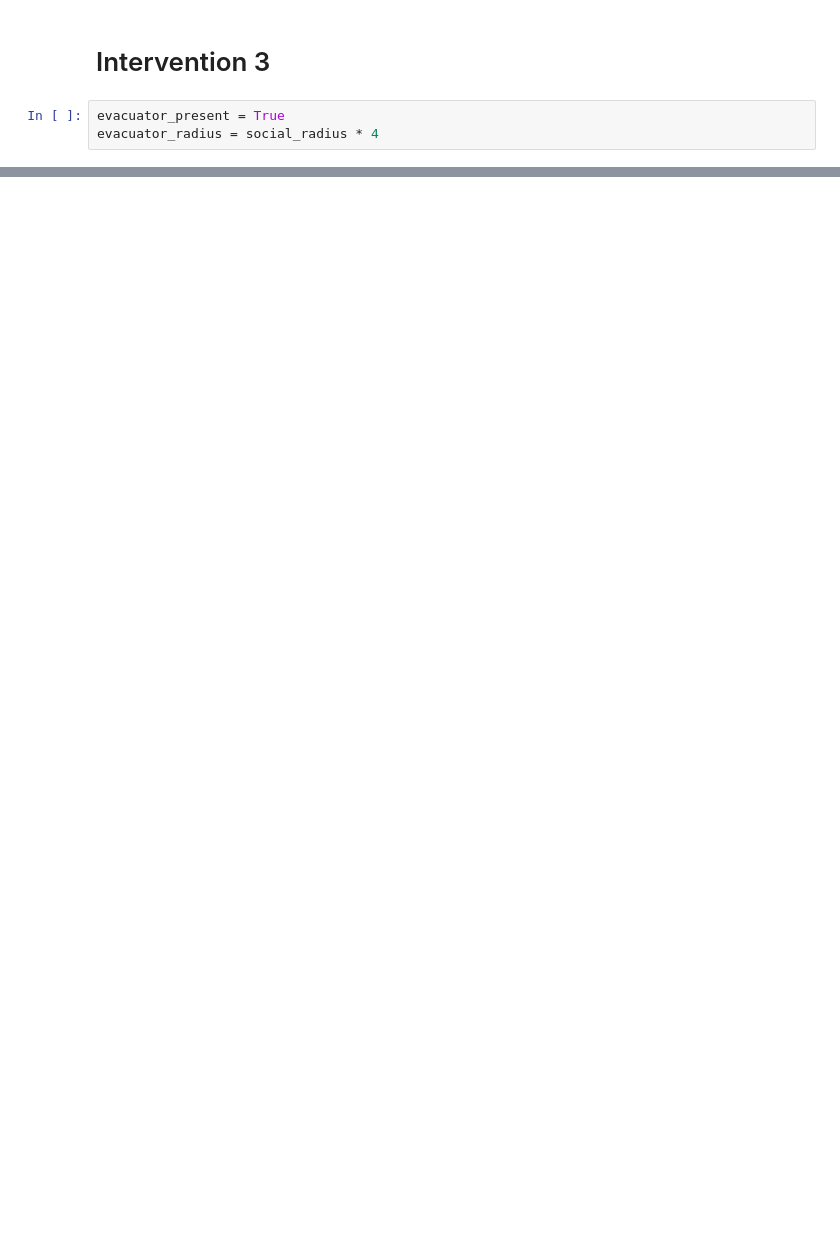
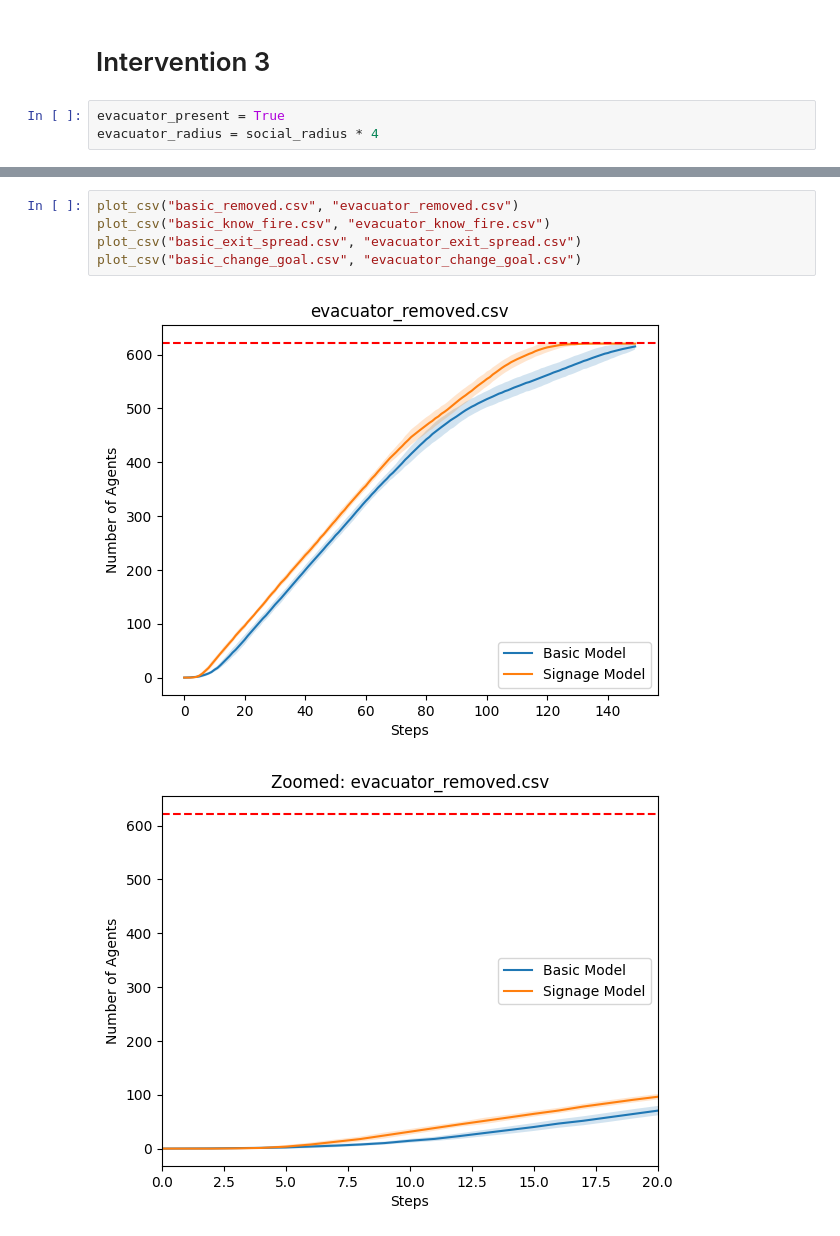
Before and after one commit to LoesBijman/agent_based_modeling, a Jupyter notebook: experiments.ipynb, the cells around one changed output, grey strips where cells are left out. Saved outputs shown, nothing was run; the diff lists cells and outputs as text; blank space fills up the shorter version.

```diff
--- a/experiments.ipynb
+++ b/experiments.ipynb
@@ -395,0 +376,8 @@ print("All data saved successfully!")
+# %%
+plot_csv("basic_removed.csv", "evacuator_removed.csv")
+plot_csv("basic_know_fire.csv", "evacuator_know_fire.csv")
+plot_csv("basic_exit_spread.csv", "evacuator_exit_spread.csv")
+plot_csv("basic_change_goal.csv", "evacuator_change_goal.csv")
+# %% [output]
+[figure, added]
+[figure, added]
```
Also changed, not shown: parts of 11 cells of this notebook, 11 other files.
